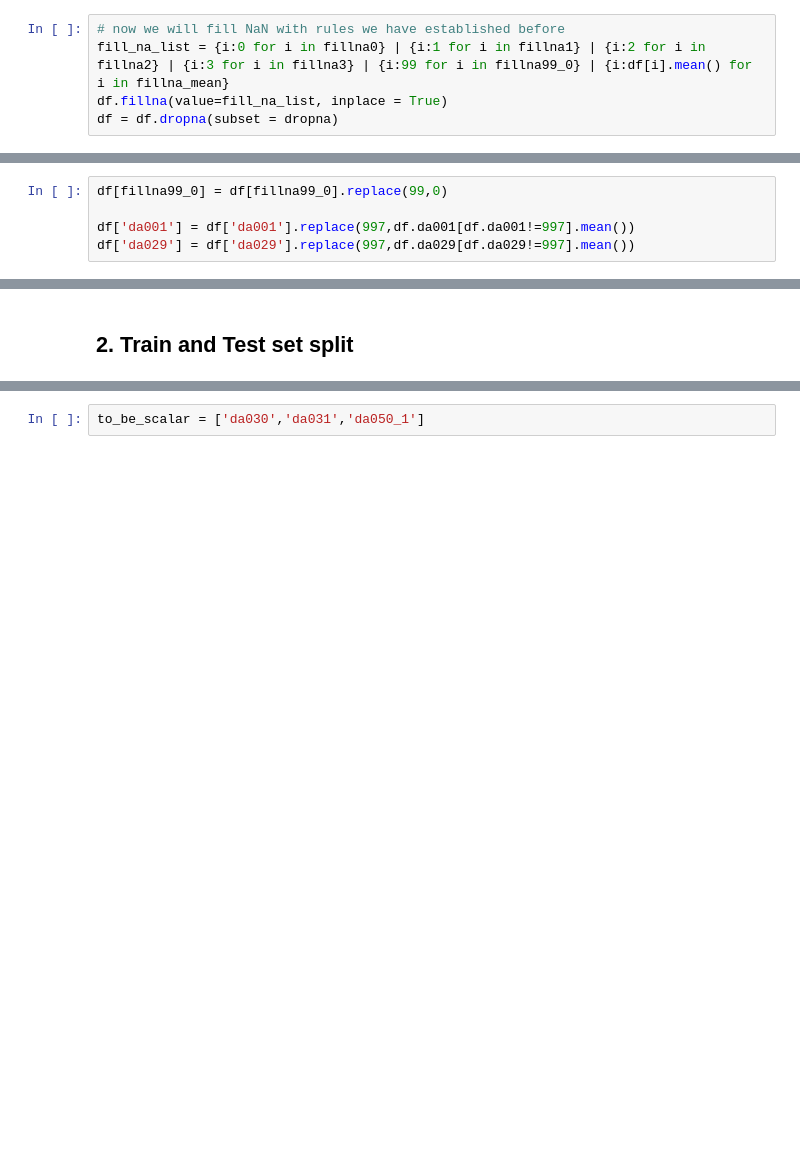
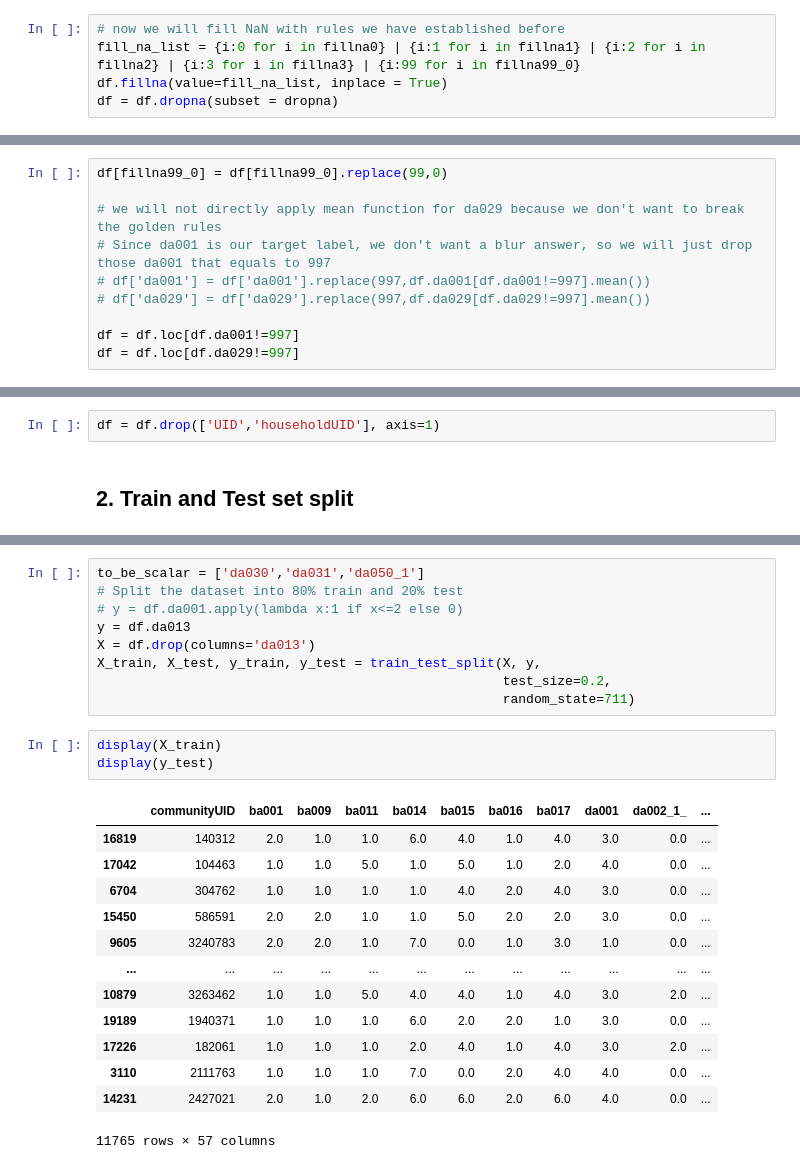
Before and after one commit to Aizenz/GroupProjectBAIT509, a Jupyter notebook: main_test.ipynb, the cells around one changed output, grey strips where cells are left out. Cells and saved outputs as stored; diff of their text form; blank space fills up the shorter version.

Commit message:
target variable chagned

```diff
--- a/main_test.ipynb
+++ b/main_test.ipynb
@@ -217,7 +219,7 @@ df.ba014.unique()
 df.ba014 = df.ba014.replace('Participate',6)
 # %%
 # now we will fill NaN with rules we have established before
-fill_na_list = {i:0 for i in fillna0} | {i:1 for i in fillna1} | {i:2 for i in fillna2} | {i:3 for i in fillna3} | {i:99 for i in fillna99_0} | {i:df[i].mean() for i in fillna_mean}
+fill_na_list = {i:0 for i in fillna0} | {i:1 for i in fillna1} | {i:2 for i in fillna2} | {i:3 for i in fillna3} | {i:99 for i in fillna99_0}
 df.fillna(value=fill_na_list, inplace = True)
 df = df.dropna(subset = dropna)
 # %%
@@ -252,7 +253,12 @@ We still have some columns contain 997 which means don't know, we will fill it w
 # %%
 df[fillna99_0] = df[fillna99_0].replace(99,0)
 
-df['da001'] = df['da001'].replace(997,df.da001[df.da001!=997].mean())
-df['da029'] = df['da029'].replace(997,df.da029[df.da029!=997].mean())
+# we will not directly apply mean function for da029 because we don't want to break the golden rules
+# Since da001 is our target label, we don't want a blur answer, so we will just drop those da001 that equals to 997
+# df['da001'] = df['da001'].replace(997,df.da001[df.da001!=997].mean())
+# df['da029'] = df['da029'].replace(997,df.da029[df.da029!=997].mean())
+
+df = df.loc[df.da001!=997]
+df = df.loc[df.da029!=997]
 # %%
 # final check
@@ -293,3 +313,5 @@ Now we have transfromed all of them data into numeric, but we still need to scal
+# %%
+df = df.drop(['UID','householdUID'], axis=1)
 # %% [markdown]
 ## 2. Train and Test set split
 # %%
@@ -308,5 +329,29 @@ import sys
 sys.path.append(os.path.join(os.path.abspath("."), "code"))
 from code.plotting_functions import *
 from code.utils import *
-# %%
-to_be_scalar = ['da030','da031','da050_1']
+# %%
+to_be_scalar = ['da030','da031','da050_1']
+# Split the dataset into 80% train and 20% test
+# y = df.da001.apply(lambda x:1 if x<=2 else 0)
+y = df.da013
+X = df.drop(columns='da013')
+X_train, X_test, y_train, y_test = train_test_split(X, y,
+                                                    test_size=0.2,
+                                                    random_state=711)
+# %%
+display(X_train)
+display(y_test)
+# %% [output]
+|  | communityUID | ba001 | ba009 | ba011 | ba014 | ba015 | ba016 | ba017 | da001 | da002_1_ | ... |
+| 16819 | 140312 | 2.0 | 1.0 | 1.0 | 6.0 | 4.0 | 1.0 | 4.0 | 3.0 | 0.0 | ... |
+| 17042 | 104463 | 1.0 | 1.0 | 5.0 | 1.0 | 5.0 | 1.0 | 2.0 | 4.0 | 0.0 | ... |
+| 6704 | 304762 | 1.0 | 1.0 | 1.0 | 1.0 | 4.0 | 2.0 | 4.0 | 3.0 | 0.0 | ... |
+| 15450 | 586591 | 2.0 | 2.0 | 1.0 | 1.0 | 5.0 | 2.0 | 2.0 | 3.0 | 0.0 | ... |
+| 9605 | 3240783 | 2.0 | 2.0 | 1.0 | 7.0 | 0.0 | 1.0 | 3.0 | 1.0 | 0.0 | ... |
+| ... | ... | ... | ... | ... | ... | ... | ... | ... | ... | ... | ... |
+| 10879 | 3263462 | 1.0 | 1.0 | 5.0 | 4.0 | 4.0 | 1.0 | 4.0 | 3.0 | 2.0 | ... |
+| 19189 | 1940371 | 1.0 | 1.0 | 1.0 | 6.0 | 2.0 | 2.0 | 1.0 | 3.0 | 0.0 | ... |
+| 17226 | 182061 | 1.0 | 1.0 | 1.0 | 2.0 | 4.0 | 1.0 | 4.0 | 3.0 | 2.0 | ... |
+| 3110 | 2111763 | 1.0 | 1.0 | 1.0 | 7.0 | 0.0 | 2.0 | 4.0 | 4.0 | 0.0 | ... |
+| 14231 | 2427021 | 2.0 | 1.0 | 2.0 | 6.0 | 6.0 | 2.0 | 6.0 | 4.0 | 0.0 | ... |
+11765 rows × 57 columns
```
Also changed, not shown: parts of 38 cells of this notebook.
